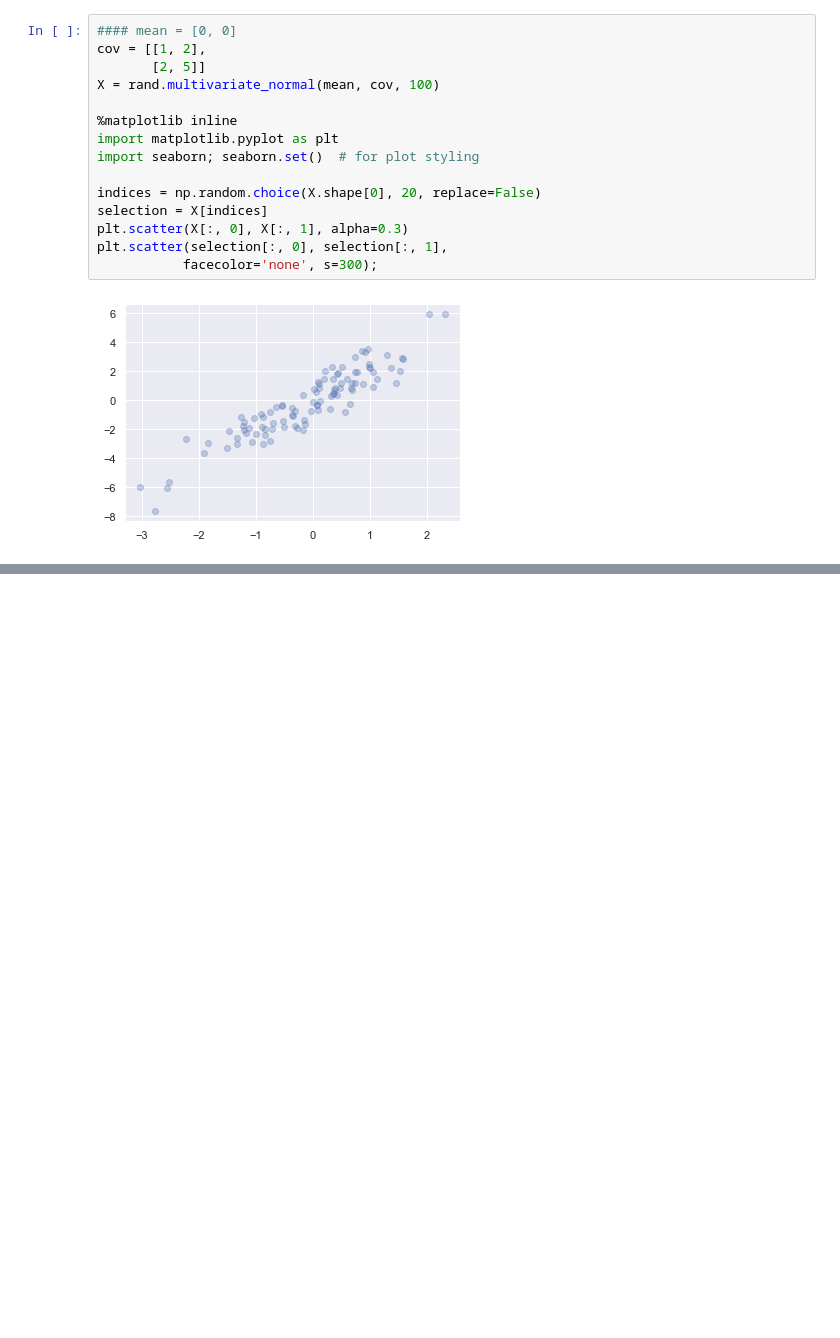
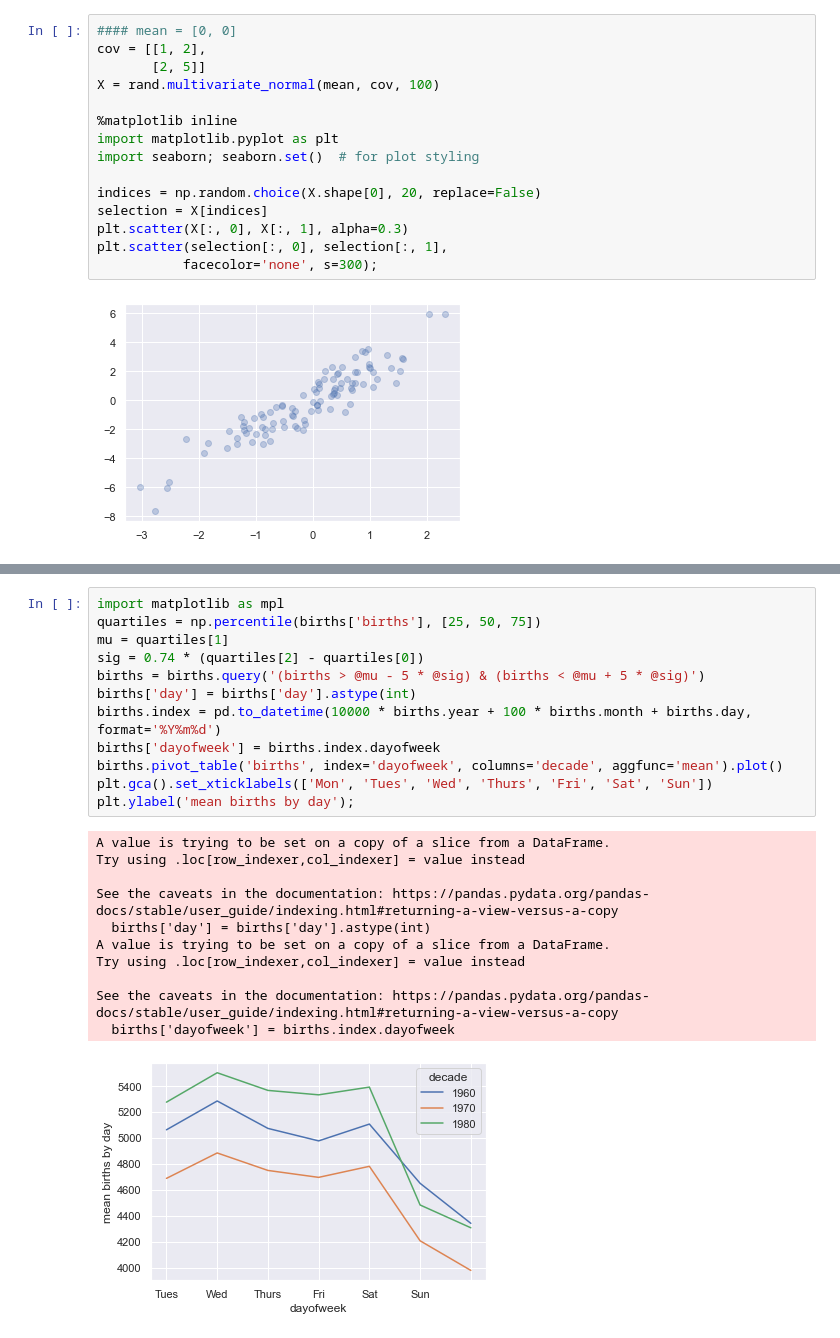
Before and after one commit to MCygert/scientificProject, a Jupyter notebook: notebooks/test.ipynb, the cells around one changed output, grey strips where cells are left out. Drawn from its saved outputs; the diff is of its cells as text; blank space fills up the shorter version.

```diff
--- a/notebooks/test.ipynb
+++ b/notebooks/test.ipynb
@@ -218,0 +259,24 @@ plt.scatter(selection[:, 0], selection[:, 1],
+# %%
+import matplotlib as mpl
+quartiles = np.percentile(births['births'], [25, 50, 75])
+mu = quartiles[1]
+sig = 0.74 * (quartiles[2] - quartiles[0])
+births = births.query('(births > @mu - 5 * @sig) & (births < @mu + 5 * @sig)')
+births['day'] = births['day'].astype(int)
+births.index = pd.to_datetime(10000 * births.year + 100 * births.month + births.day, format='%Y%m%d')
+births['dayofweek'] = births.index.dayofweek
+births.pivot_table('births', index='dayofweek', columns='decade', aggfunc='mean').plot()
+plt.gca().set_xticklabels(['Mon', 'Tues', 'Wed', 'Thurs', 'Fri', 'Sat', 'Sun'])
+plt.ylabel('mean births by day');
+# %% [output]
+A value is trying to be set on a copy of a slice from a DataFrame.
+Try using .loc[row_indexer,col_indexer] = value instead
+
+See the caveats in the documentation: https://pandas.pydata.org/pandas-docs/stable/user_guide/indexing.html#returning-a-view-versus-a-copy
+  births['day'] = births['day'].astype(int)
+A value is trying to be set on a copy of a slice from a DataFrame.
+Try using .loc[row_indexer,col_indexer] = value instead
+
+See the caveats in the documentation: https://pandas.pydata.org/pandas-docs/stable/user_guide/indexing.html#returning-a-view-versus-a-copy
+  births['dayofweek'] = births.index.dayofweek
+[figure, added]
```
Also changed, not shown: parts of 6 cells of this notebook.
